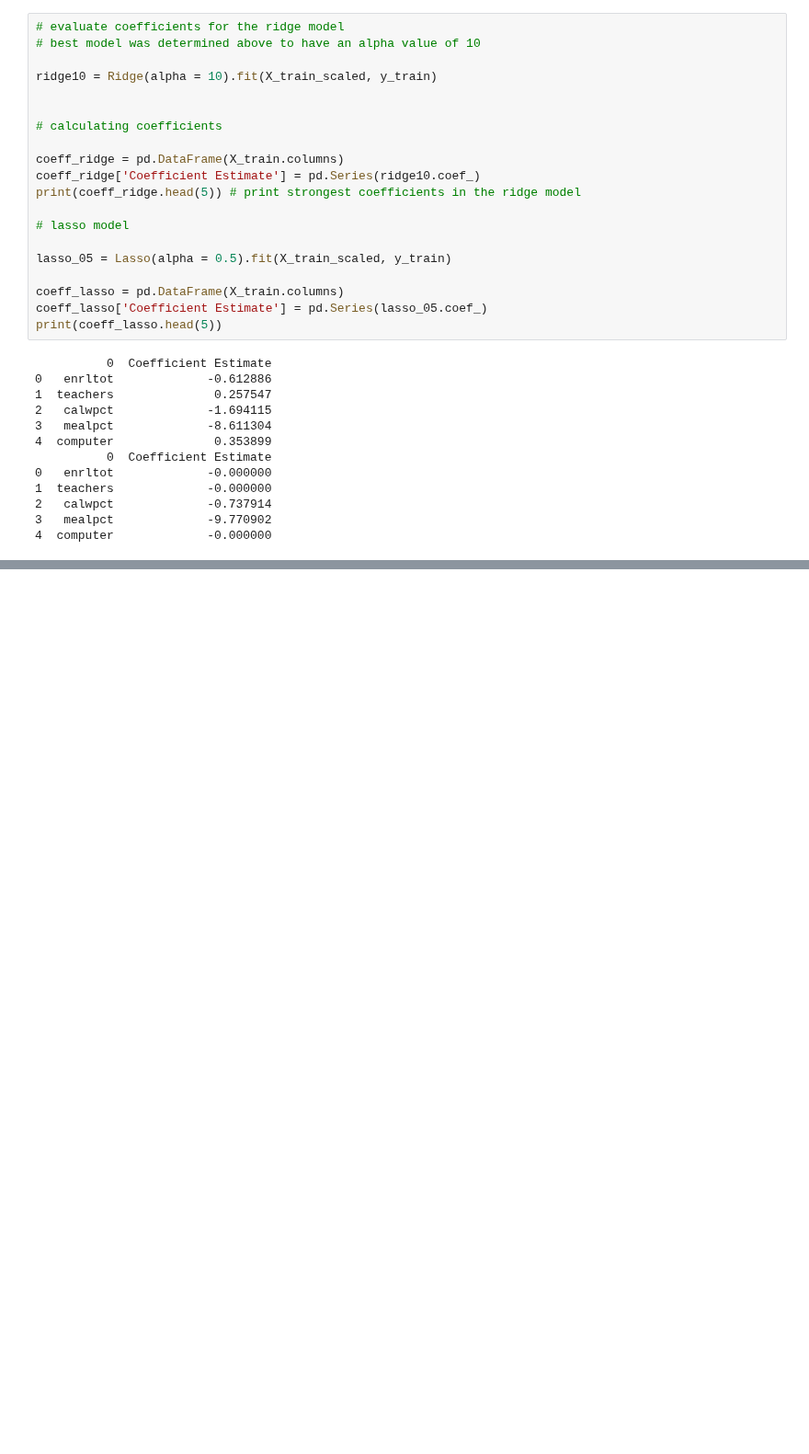
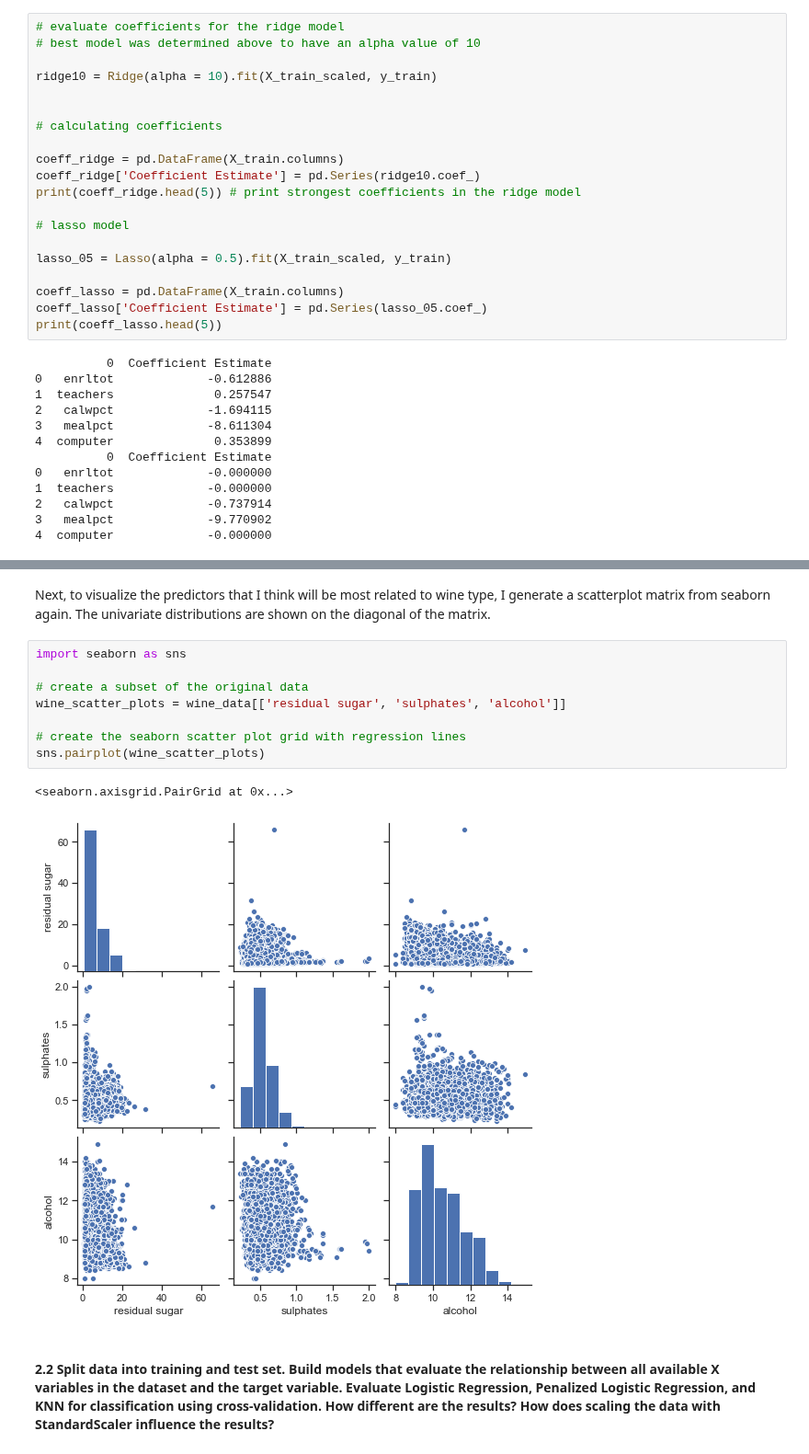
Before and after one commit to gzlupko/gr5073_ML, a Jupyter notebook: hw_assignments/hw2.ipynb, the cells around one changed output, grey strips where cells are left out. Shown at 92% size. Cells and saved outputs as stored; diff of their text form; blank space fills up the shorter version.

```diff
--- a/hw_assignments/hw2.ipynb
+++ b/hw_assignments/hw2.ipynb
@@ -271,0 +340,15 @@ print(coeff_lasso.head(5))
+# %% [markdown]
+Next, to visualize the predictors that I think will be most related to wine type, I generate a scatterplot matrix from seaborn again. The univariate distributions are shown on the diagonal of the matrix.
+# %%
+import seaborn as sns
+
+# create a subset of the original data
+wine_scatter_plots = wine_data[['residual sugar', 'sulphates', 'alcohol']]
+
+# create the seaborn scatter plot grid with regression lines
+sns.pairplot(wine_scatter_plots)
+# %% [output]
+<seaborn.axisgrid.PairGrid at 0x...>
+[figure, added]
+# %% [markdown]
+#### 2.2 Split data into training and test set. Build models that evaluate the relationship between all available X variables in the dataset and the target variable. Evaluate Logistic Regression, Penalized Logistic Regression, and KNN for classification using cross-validation. How different are the results? How does scaling the data with StandardScaler influence the results?
```
Also changed, not shown: parts of 17 cells of this notebook.
